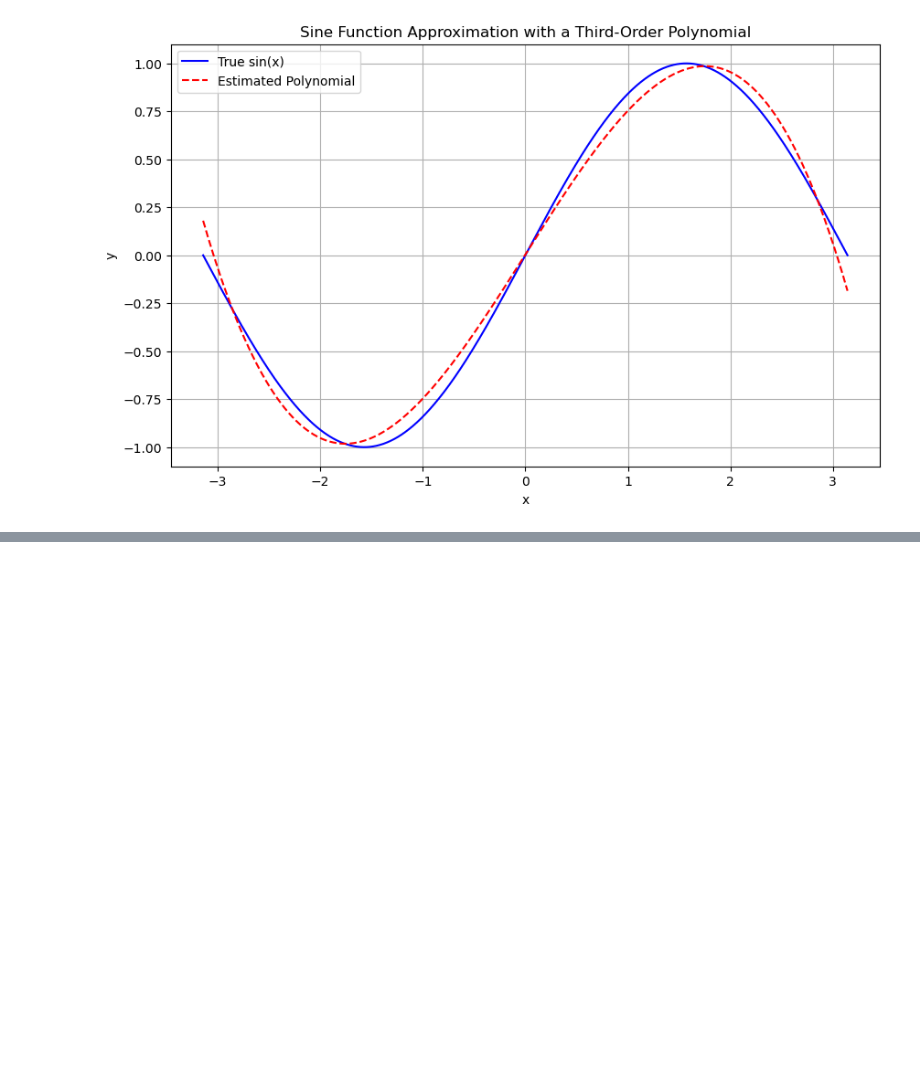
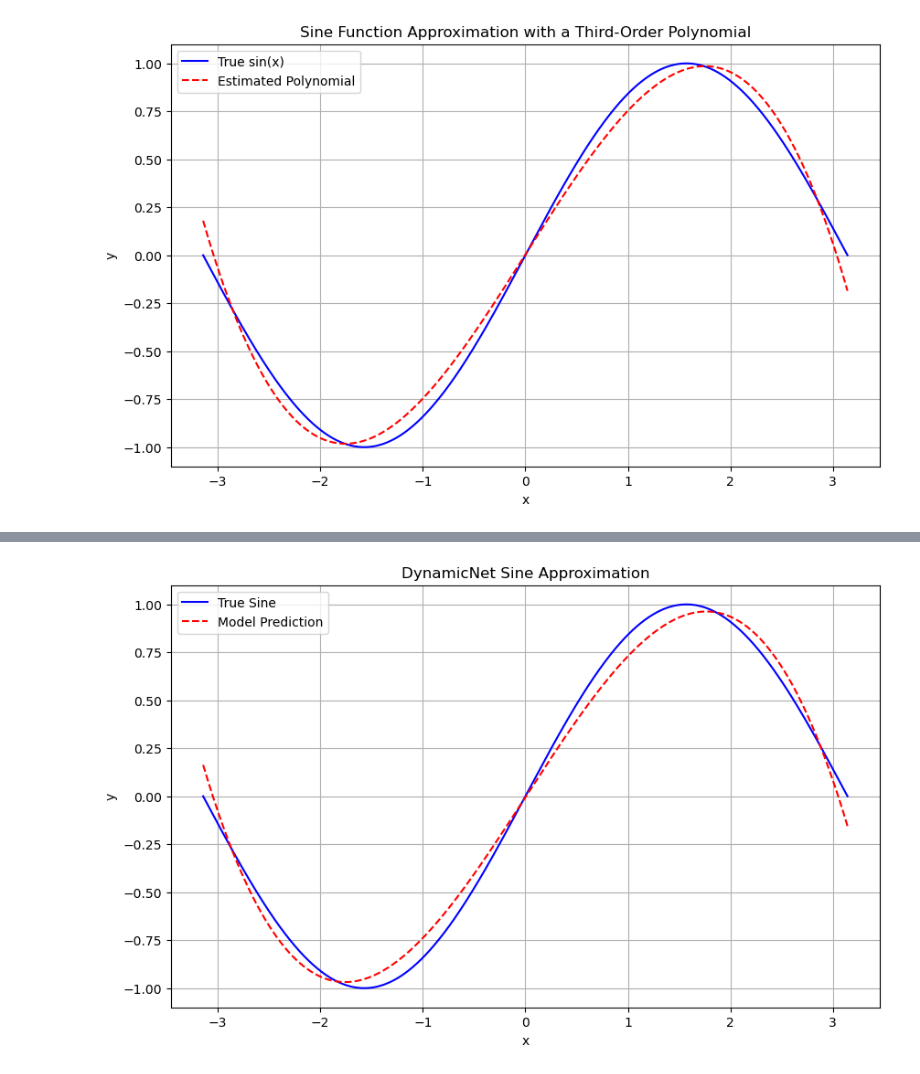
Before and after one commit to AnjaliML/ML101, a Jupyter notebook: Polynomial_Optim.ipynb, the cells around one changed output, grey strips where cells are left out. Saved outputs shown, nothing was run; the diff lists cells and outputs as text; code cells hidden in the pictures; blank space fills up the shorter version.

```diff
--- a/Polynomial_Optim.ipynb
+++ b/Polynomial_Optim.ipynb
@@ -165,0 +312,12 @@ plt.show()
+# %%
+plt.figure(figsize=(10, 6))
+plt.plot(x.detach().numpy(), y.detach().numpy(), label='True Sine', color='blue')
+plt.plot(x.detach().numpy(), y_pred.detach().numpy(), label='Model Prediction', color='red', linestyle='--')
+plt.title('DynamicNet Sine Approximation')
+plt.xlabel('x')
+plt.ylabel('y')
+plt.legend()
+plt.grid(True)
+plt.show()
+# %% [output]
+[figure, added]
```
Also changed, not shown: parts of 7 cells of this notebook.
